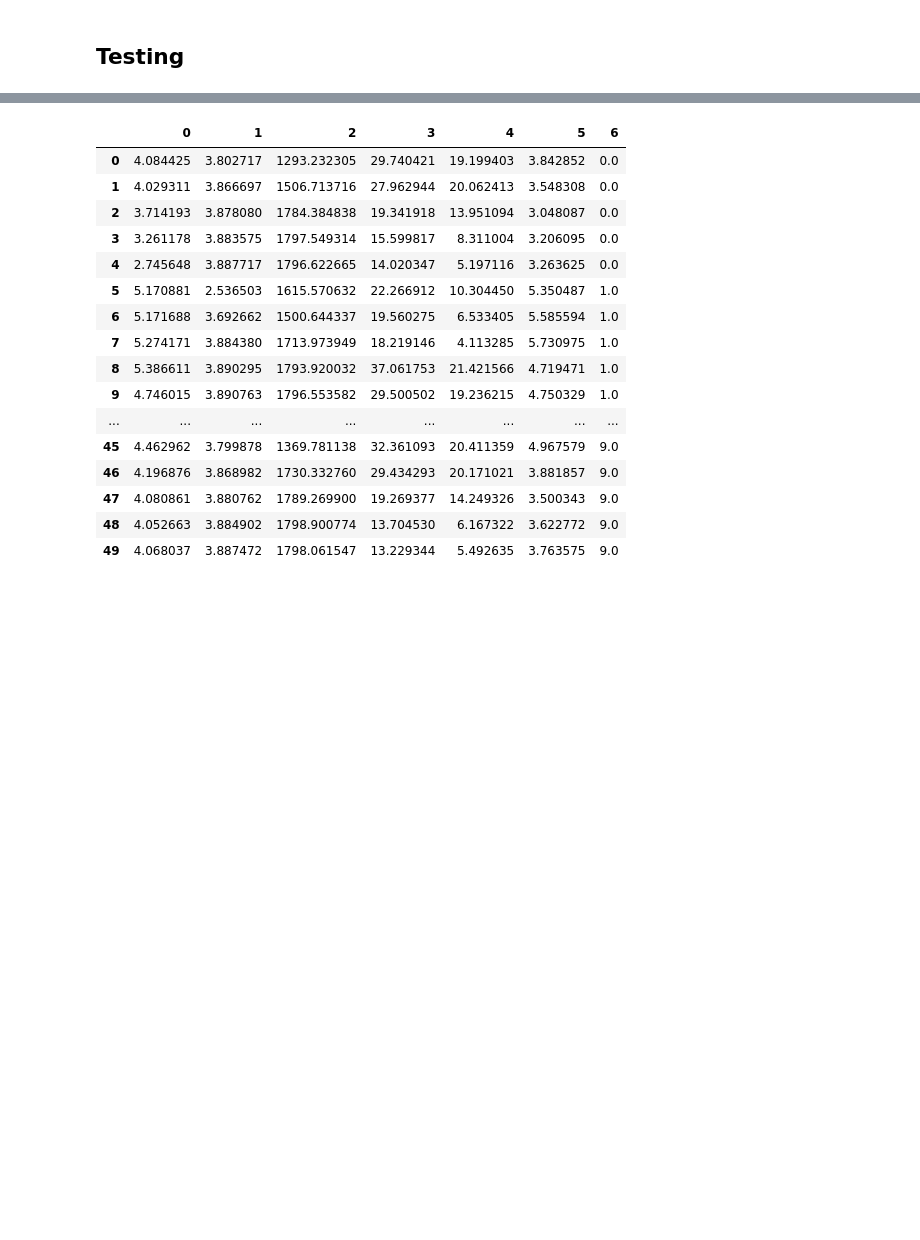
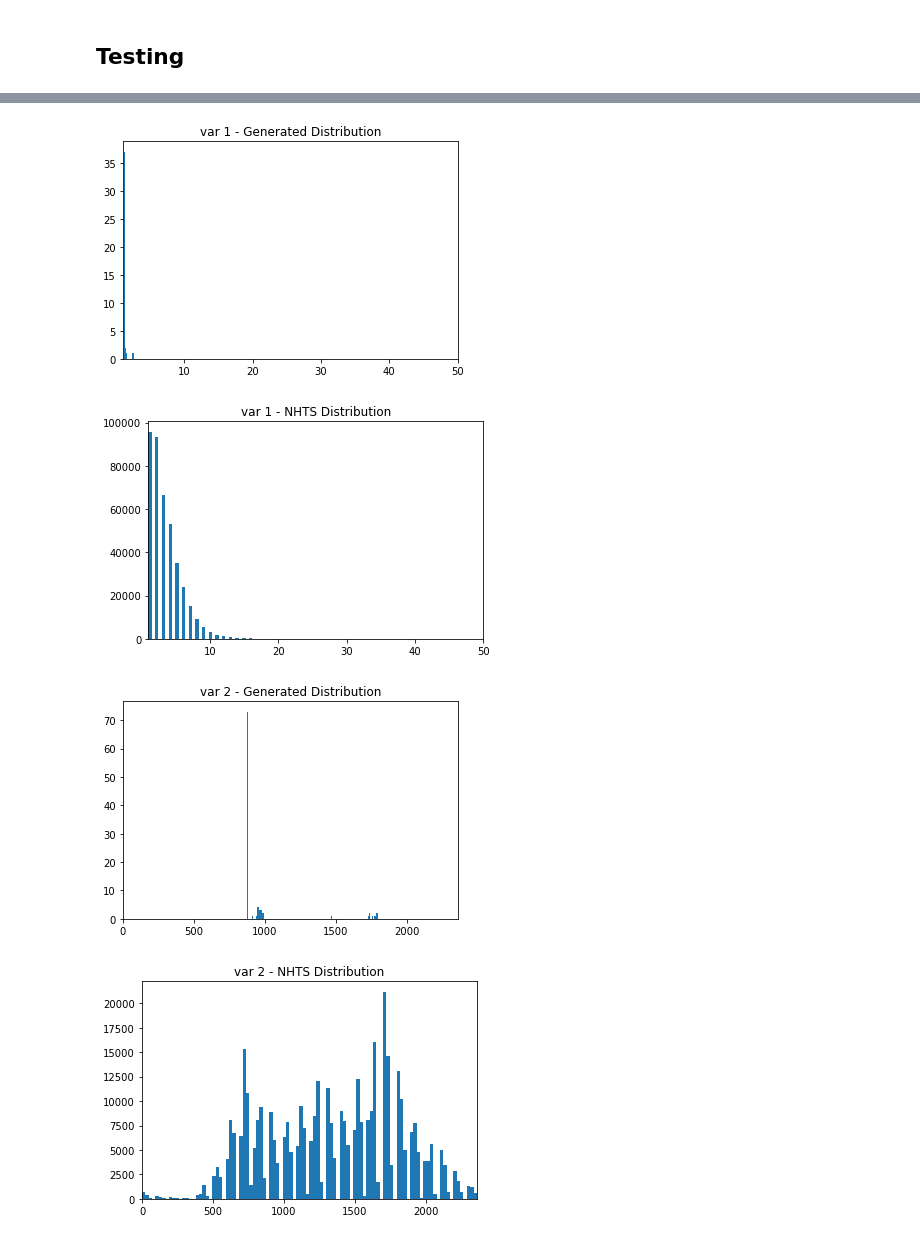
Before and after one commit to zackAemmer/generative_synthesis, a Jupyter notebook: trip_synthesizer.ipynb, the cells around one changed output, grey strips where cells are left out. Saved outputs shown, nothing was run; the diff lists cells and outputs as text; code cells hidden in the pictures; blank space fills up the shorter version.

```diff
--- a/trip_synthesizer.ipynb
+++ b/trip_synthesizer.ipynb
@@ -296,17 +429,36 @@ for i in range(NUM_CHAINS):
     result_chains.append(result)
 # %%
 # Get the data in the same dimensions as the input data
-synthetic_chains = np.array(result_chains).reshape(NUM_CHAINS, MAX_TIMESTEPS, MANIFEST_DIM)
+synthetic_chains = np.array(result_chains).reshape(NUM_CHAINS, MAX_TIMESTEPS, VAR_DIM)
 
 # Assign a trip chain id to each synthetic chain
 chain_ids = []
+
 # Get np array of chain ids to append, must be same dims as the synthetic results
 for i in range(NUM_CHAINS):
     to_add = np.zeros(MAX_TIMESTEPS) + i
     to_add = np.reshape(to_add, (MAX_TIMESTEPS, 1))
     chain_ids.append(to_add)
 chain_ids = np.array(chain_ids)
-synthetic_chains = np.append(synthetic_chains, chain_ids, axis=2).reshape((NUM_CHAINS*MAX_TIMESTEPS), MANIFEST_DIM+1)
+synthetic_chains = np.append(synthetic_chains, chain_ids, axis=2).reshape((NUM_CHAINS*MAX_TIMESTEPS), VAR_DIM+1)
 
-# Scale the results back to real values
-synthetic_chains[:,:MANIFEST_DIM] = scaler_train.inverse_transform(synthetic_chains[:,:MANIFEST_DIM])
+# Use inverse scaler to reverse the normalization for numerical variables
+synthetic_chains[:,:CAT_IDX] = scaler_train.inverse_transform(synthetic_chains[:,:CAT_IDX])
+
+# Start the results df with the numerical vars
+results_df = pd.DataFrame(synthetic_chains[:,:CAT_IDX])
+
+# Use argmax to reverse the ohe encoding for categorical variables, add them to the results df
+cat_results = []
+current = CAT_IDX
+for i, var_length in enumerate(CAT_LENGTHS):
+    result = np.argmax(synthetic_chains[:,current:current+var_length], axis=1)+1
+    results_df[f'cat_var_{i}'] = result
+    current = current+var_length
+
+# Add back chainids
+results_df.insert(0, 'CHAINID', synthetic_chains[:,-1])
+
+# Give the variables their manifest names back and display
+results_df.columns = VAR_NAMES
+results_df
@@ -313,22 +478,0 @@ synthetic_chains[:,:MANIFEST_DIM] = scaler_train.inverse_transform(synthetic_cha
-# %%
-# Create results dataframe
-synthetic_trips_df = pd.DataFrame(synthetic_chains)
-synthetic_trips_df
-# %% [output]
-|  | 0 | 1 | 2 | 3 | 4 | 5 | 6 |
-| 0 | 4.084425 | 3.802717 | 1293.232305 | 29.740421 | 19.199403 | 3.842852 | 0.0 |
-| 1 | 4.029311 | 3.866697 | 1506.713716 | 27.962944 | 20.062413 | 3.548308 | 0.0 |
-| 2 | 3.714193 | 3.878080 | 1784.384838 | 19.341918 | 13.951094 | 3.048087 | 0.0 |
-| 3 | 3.261178 | 3.883575 | 1797.549314 | 15.599817 | 8.311004 | 3.206095 | 0.0 |
-| 4 | 2.745648 | 3.887717 | 1796.622665 | 14.020347 | 5.197116 | 3.263625 | 0.0 |
-| 5 | 5.170881 | 2.536503 | 1615.570632 | 22.266912 | 10.304450 | 5.350487 | 1.0 |
-| 6 | 5.171688 | 3.692662 | 1500.644337 | 19.560275 | 6.533405 | 5.585594 | 1.0 |
-| 7 | 5.274171 | 3.884380 | 1713.973949 | 18.219146 | 4.113285 | 5.730975 | 1.0 |
-| 8 | 5.386611 | 3.890295 | 1793.920032 | 37.061753 | 21.421566 | 4.719471 | 1.0 |
-| 9 | 4.746015 | 3.890763 | 1796.553582 | 29.500502 | 19.236215 | 4.750329 | 1.0 |
-| ... | ... | ... | ... | ... | ... | ... | ... |
-| 45 | 4.462962 | 3.799878 | 1369.781138 | 32.361093 | 20.411359 | 4.967579 | 9.0 |
-| 46 | 4.196876 | 3.868982 | 1730.332760 | 29.434293 | 20.171021 | 3.881857 | 9.0 |
-| 47 | 4.080861 | 3.880762 | 1789.269900 | 19.269377 | 14.249326 | 3.500343 | 9.0 |
-| 48 | 4.052663 | 3.884902 | 1798.900774 | 13.704530 | 6.167322 | 3.622772 | 9.0 |
-| 49 | 4.068037 | 3.887472 | 1798.061547 | 13.229344 | 5.492635 | 3.763575 | 9.0 |
@@ -345,0 +479,20 @@ synthetic_trips_df
+# %%
+# Show distributions of the resulting numerical variables
+for col_idx in range(1, CAT_IDX):
+    results_data_plt = results_df.iloc[:,col_idx]
+    nhts_data_plt = nhts_data.iloc[:,col_idx]
+
+    plt.hist(results_data_plt, bins=100)
+    plt.xlim(min(nhts_data_plt),max(nhts_data_plt))
+    plt.title(f"var {col_idx} - Generated Distribution")
+    plt.show()
+
+    plt.hist(nhts_data_plt, bins=100)
+    plt.xlim(min(nhts_data_plt),max(nhts_data_plt))
+    plt.title(f"var {col_idx} - NHTS Distribution")
+    plt.show()
+# %% [output]
+[figure, added]
+[figure, added]
+[figure, added]
+[figure, added]
```
Also changed, not shown: parts of 27 cells of this notebook.
